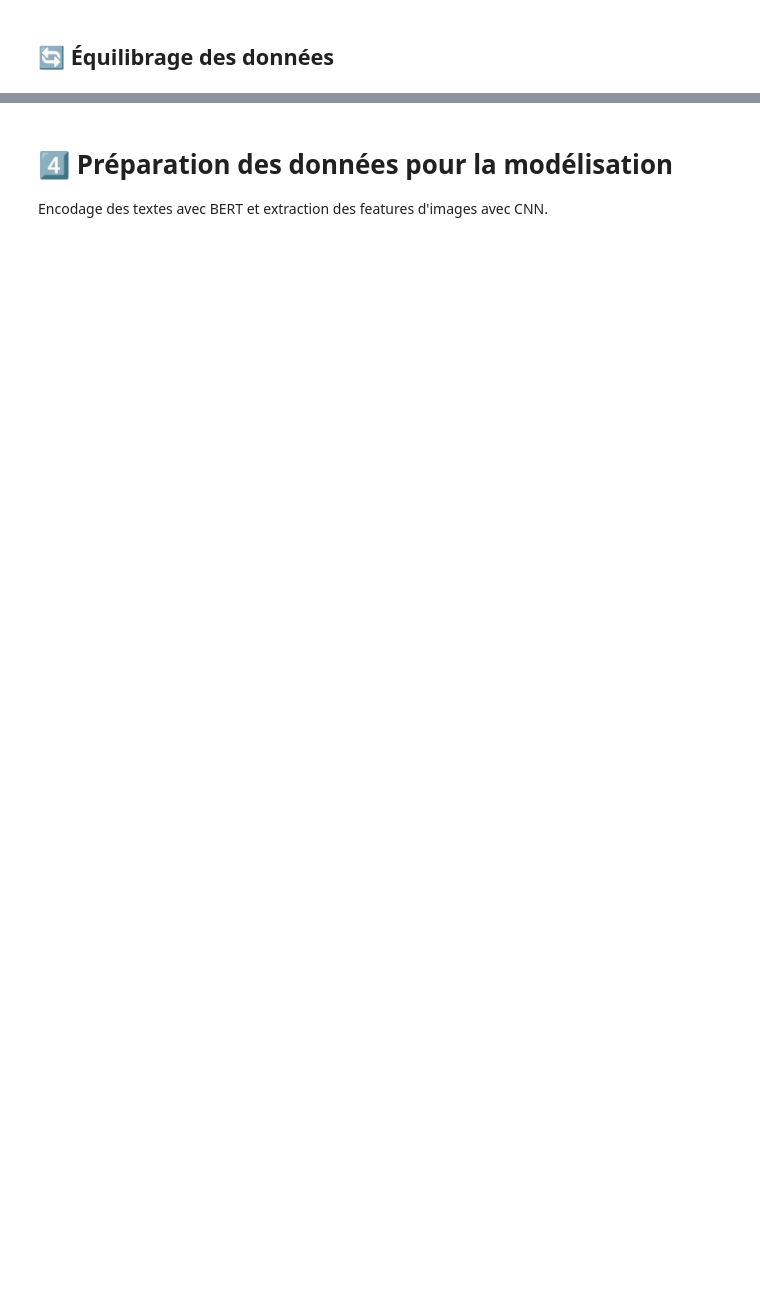
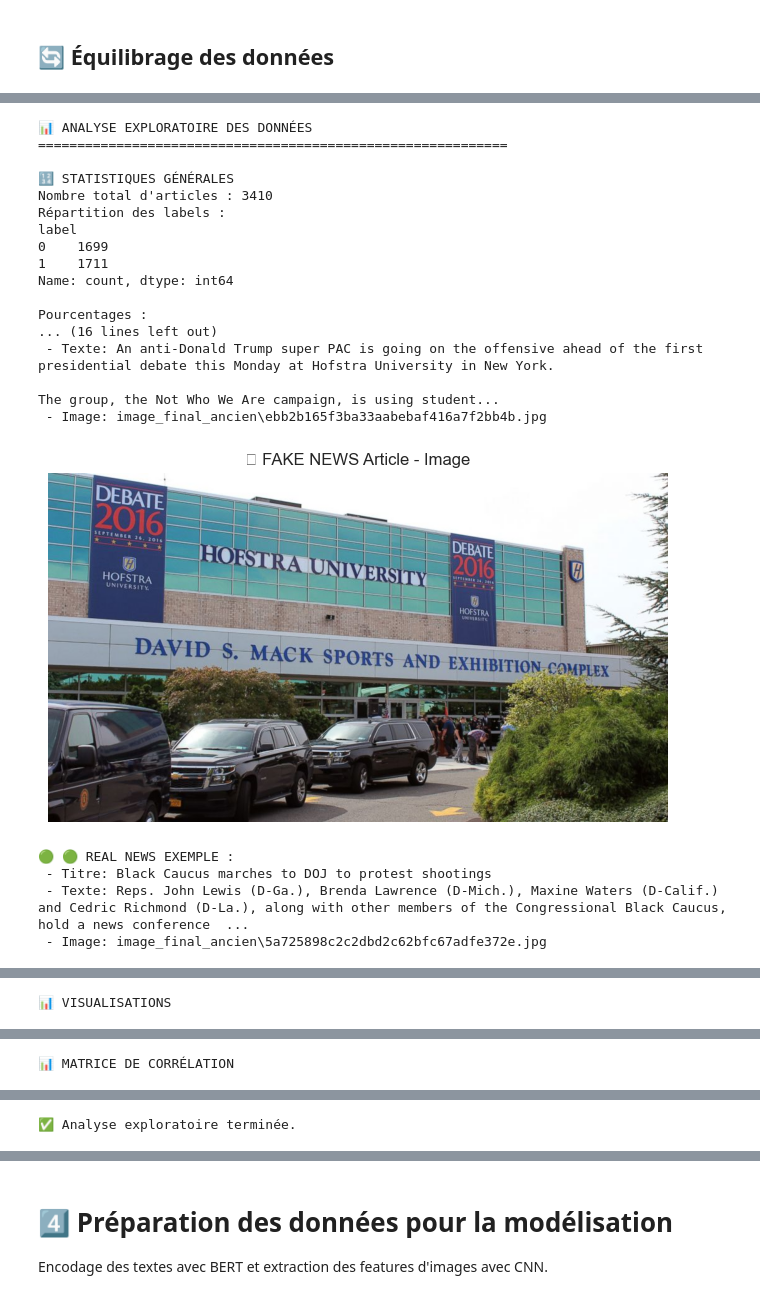
Before and after one commit to skanderkacem/FakeNewsDetection, a Jupyter notebook: fake_news_multimodal_final_ancien.ipynb, the cells around one changed output, grey strips where cells are left out. Saved outputs shown, nothing was run; the diff lists cells and outputs as text; code cells hidden in the pictures; blank space fills up the shorter version.

Commit message:
Data final preparation commit

```diff
--- a/fake_news_multimodal_final_ancien.ipynb
+++ b/fake_news_multimodal_final_ancien.ipynb
@@ -167,0 +191,14 @@ print(f"📏 Shape du dataset: {df_all.shape}")
+# %%
+# === Chargement des deux sources ===
+folder_fakenewsnet = 'FakeNewsNetData'
+path_ifnd = r"C:\work( sous disque C)\4eme Esprit\Stage d'été\FakeNews Project\FakeNewsNetData\IFND.csv"
+
+df_fakenewsnet = load_fakenewsnet_data(folder_fakenewsnet)
+df_ifnd = load_ifnd_data(path_ifnd)
+
+# === Fusion des deux sources ===
+df_combined = pd.concat([df_fakenewsnet, df_ifnd], ignore_index=True)
+
+print(f"\n🔗 Fusion terminée : {len(df_combined)} articles au total")
+print(f"🧾 Répartition globale des labels :\n{df_combined['label'].value_counts()}")
+print(f"📋 Colonnes finales : {list(df_combined.columns)}")
@@ -267,0 +292,9 @@ print(df_clean['label'].value_counts())
+# %%
+df_all_clean = preprocess_dataset_complet(df_fakenewsnet, source_name="FakeNewsNet")
+df_ifnd_clean = preprocess_dataset_complet(df_ifnd, source_name="IFND")
+
+
+df_final = pd.concat([df_all_clean, df_ifnd_clean], ignore_index=True)
+
+print(f"\n📦 Dataset final combiné : {len(df_final)} articles")
+print(df_final[['title', 'has_text', 'has_image', 'label']].head())
@@ -435,0 +508,5 @@ df_balanced = balance_dataset(df_with_images, min_samples=200, method='oversampl
+# %%
+df_all_clean['dataset_source'] = 'FakeNewsNet'
+df_ifnd_clean['dataset_source'] = 'IFND'
+
+df_final = pd.concat([df_all_clean, df_ifnd_clean], ignore_index=True)
@@ -523,0 +727,29 @@ df_analyzed = exploratory_analysis(df_balanced)
+# %%
+# Charger ton dataset équilibré
+df_equilibre = pd.read_csv("df_multimodal_equilibre.csv")
+
+# Lancer l’analyse exploratoire
+df_analyzed = exploratory_analysis(df_equilibre)
+# %% [output]
+📊 ANALYSE EXPLORATOIRE DES DONNÉES
+============================================================
+
+🔢 STATISTIQUES GÉNÉRALES
+Nombre total d'articles : 3410
+Répartition des labels :
+label
+0    1699
+1    1711
+Name: count, dtype: int64
+
+Pourcentages :
+... (16 lines left out)
+ - Texte: An anti-Donald Trump super PAC is going on the offensive ahead of the first presidential debate this Monday at Hofstra University in New York.
+
+The group, the Not Who We Are campaign, is using student...
+ - Image: image_final_ancien\ebb2b165f3ba33aabebaf416a7f2bb4b.jpg
+[figure, added]
+🟢 🟢 REAL NEWS EXEMPLE :
+ - Titre: Black Caucus marches to DOJ to protest shootings
+ - Texte: Reps. John Lewis (D-Ga.), Brenda Lawrence (D-Mich.), Maxine Waters (D-Calif.) and Cedric Richmond (D-La.), along with other members of the Congressional Black Caucus, hold a news conference  ...
+ - Image: image_final_ancien\5a725898c2c2dbd2c62bfc67adfe372e.jpg
@@ -523,0 +757 @@ df_analyzed = exploratory_analysis(df_balanced)
+📊 VISUALISATIONS
@@ -523,0 +759 @@ df_analyzed = exploratory_analysis(df_balanced)
+📊 MATRICE DE CORRÉLATION
@@ -523,0 +762 @@ df_analyzed = exploratory_analysis(df_balanced)
+✅ Analyse exploratoire terminée.
```
Also changed, not shown: parts of 33 cells of this notebook.
